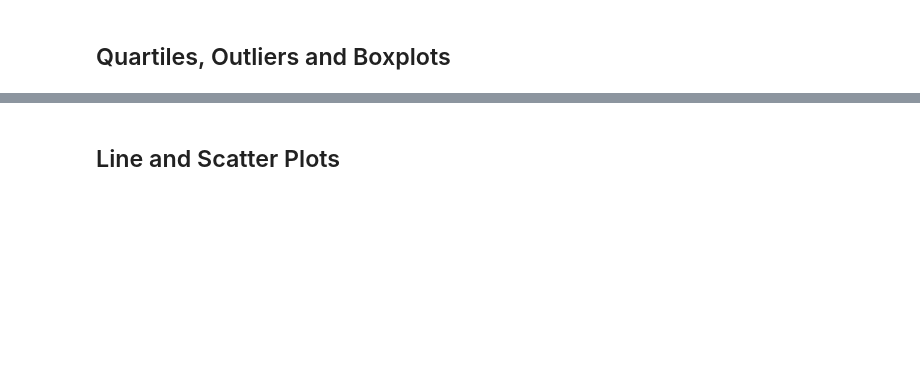
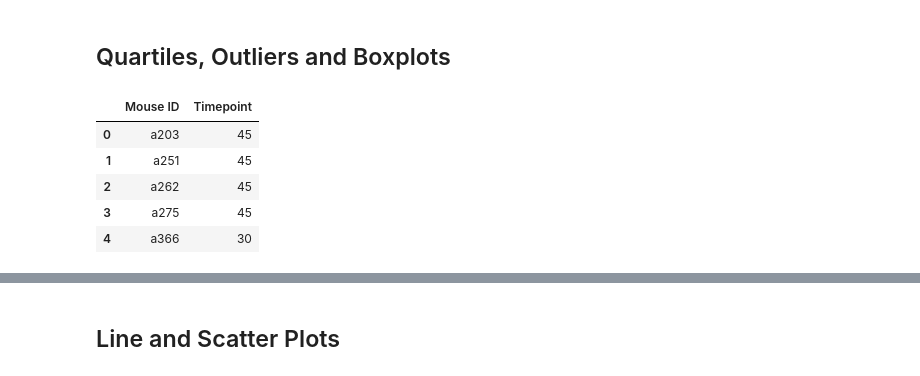
Before and after one commit to mgeorgic/Python_Matplotlib_Pymaceuticals, a Jupyter notebook: HW_Code.ipynb, the cells around one changed output, grey strips where cells are left out. Cells and saved outputs as stored; diff of their text form; code cells hidden in the pictures; blank space fills up the shorter version.

```diff
--- a/HW_Code.ipynb
+++ b/HW_Code.ipynb
@@ -291,9 +294,16 @@ plt.axis("equal")
 ## Quartiles, Outliers and Boxplots
 # %%
 # Calculate the final tumor volume of each mouse across four of the treatment regimens:
- Capomulin, Ramicane, Infubinol, and Ceftamin
+# Capomulin, Ramicane, Infubinol, and Ceftamin
 
 # Start by getting the last (greatest) timepoint for each mouse
-
-
-# Merge this group df with the original dataframe to get the tumor volume at the last timepoint
+# Must reset index
+max_tp = clean_df.groupby(["Mouse ID"])["Timepoint"].max().reset_index()
+max_tp.head()
+# %% [output]
+|  | Mouse ID | Timepoint |
+| 0 | a203 | 45 |
+| 1 | a251 | 45 |
+| 2 | a262 | 45 |
+| 3 | a275 | 45 |
+| 4 | a366 | 30 |
```
Also changed, not shown: parts of 4 cells of this notebook.
